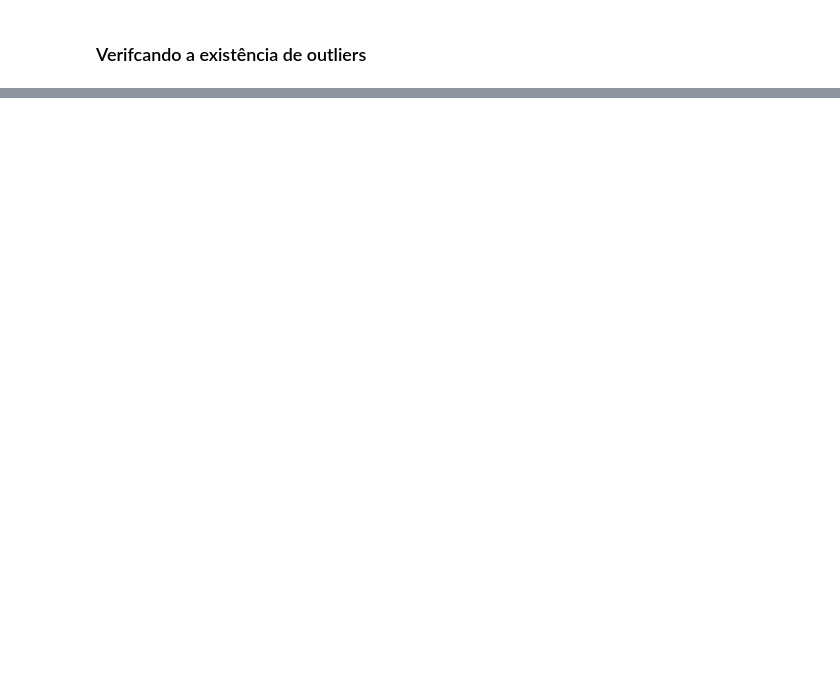
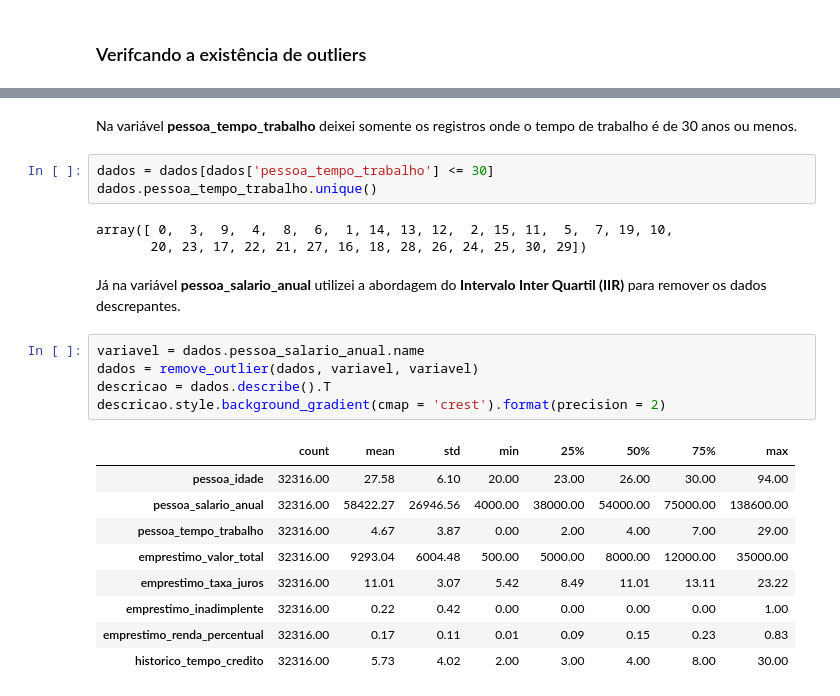
Before and after one commit to mavenceslau/Challenge-Data-Science-Alura-Cash, a Jupyter notebook: notebooks/Notebook_01_Limpeza_de_Dados.ipynb, the cells around one changed output, grey strips where cells are left out. Saved outputs shown, nothing was run; the diff lists cells and outputs as text; blank space fills up the shorter version.

```diff
--- a/notebooks/Notebook_01_Limpeza_de_Dados.ipynb
+++ b/notebooks/Notebook_01_Limpeza_de_Dados.ipynb
@@ -192,0 +263,25 @@ dtype: int64
+# %% [markdown]
+Na variável **pessoa_tempo_trabalho** deixei somente os registros onde o tempo de trabalho é de 30 anos ou menos.
+# %%
+dados = dados[dados['pessoa_tempo_trabalho'] <= 30]
+dados.pessoa_tempo_trabalho.unique()
+# %% [output]
+array([ 0,  3,  9,  4,  8,  6,  1, 14, 13, 12,  2, 15, 11,  5,  7, 19, 10,
+       20, 23, 17, 22, 21, 27, 16, 18, 28, 26, 24, 25, 30, 29])
+# %% [markdown]
+Já na variável **pessoa_salario_anual** utilizei a abordagem do **Intervalo Inter Quartil (IIR)** para remover os dados descrepantes.
+# %%
+variavel = dados.pessoa_salario_anual.name
+dados = remove_outlier(dados, variavel, variavel)
+descricao = dados.describe().T
+descricao.style.background_gradient(cmap = 'crest').format(precision = 2)
+# %% [output]
+|  | count | mean | std | min | 25% | 50% | 75% | max |
+| pessoa_idade | 32316.00 | 27.58 | 6.10 | 20.00 | 23.00 | 26.00 | 30.00 | 94.00 |
+| pessoa_salario_anual | 32316.00 | 58422.27 | 26946.56 | 4000.00 | 38000.00 | 54000.00 | 75000.00 | 138600.00 |
+| pessoa_tempo_trabalho | 32316.00 | 4.67 | 3.87 | 0.00 | 2.00 | 4.00 | 7.00 | 29.00 |
+| emprestimo_valor_total | 32316.00 | 9293.04 | 6004.48 | 500.00 | 5000.00 | 8000.00 | 12000.00 | 35000.00 |
+| emprestimo_taxa_juros | 32316.00 | 11.01 | 3.07 | 5.42 | 8.49 | 11.01 | 13.11 | 23.22 |
+| emprestimo_inadimplente | 32316.00 | 0.22 | 0.42 | 0.00 | 0.00 | 0.00 | 0.00 | 1.00 |
+| emprestimo_renda_percentual | 32316.00 | 0.17 | 0.11 | 0.01 | 0.09 | 0.15 | 0.23 | 0.83 |
+| historico_tempo_credito | 32316.00 | 5.73 | 4.02 | 2.00 | 3.00 | 4.00 | 8.00 | 30.00 |
```
Also changed, not shown: parts of 20 cells of this notebook, 3 other files.
